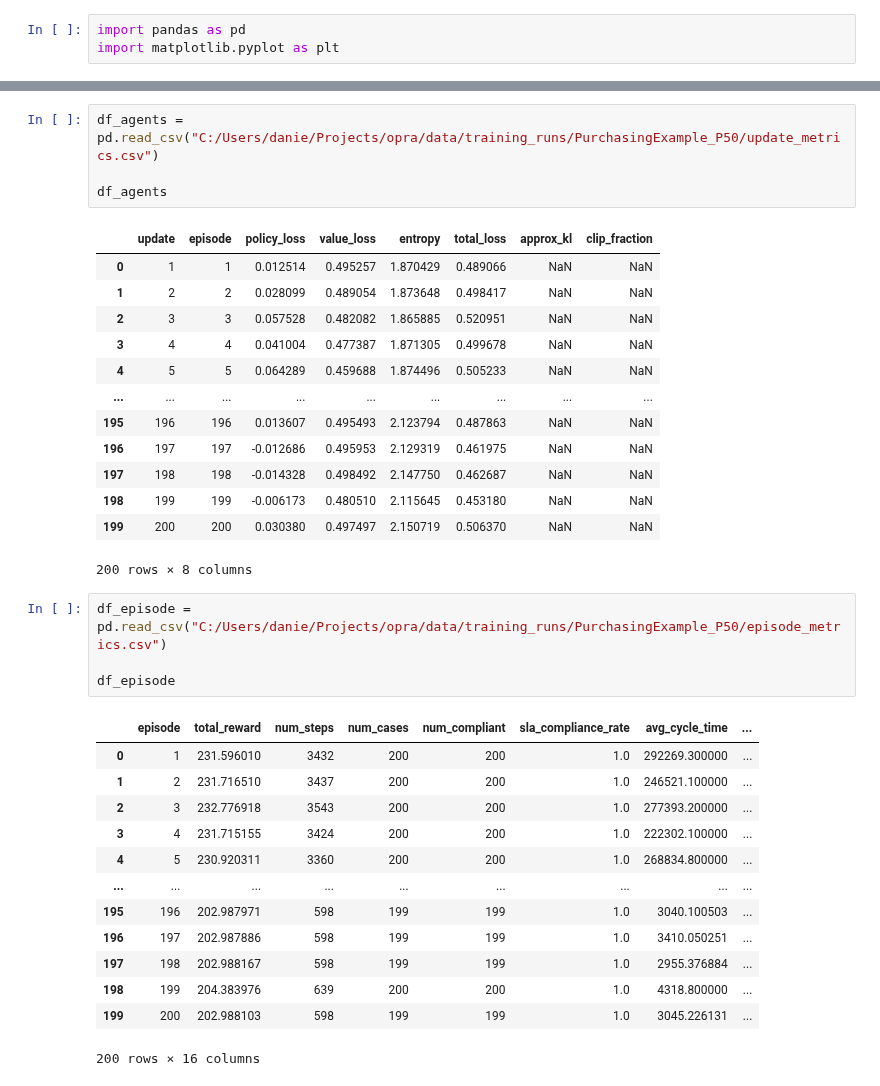
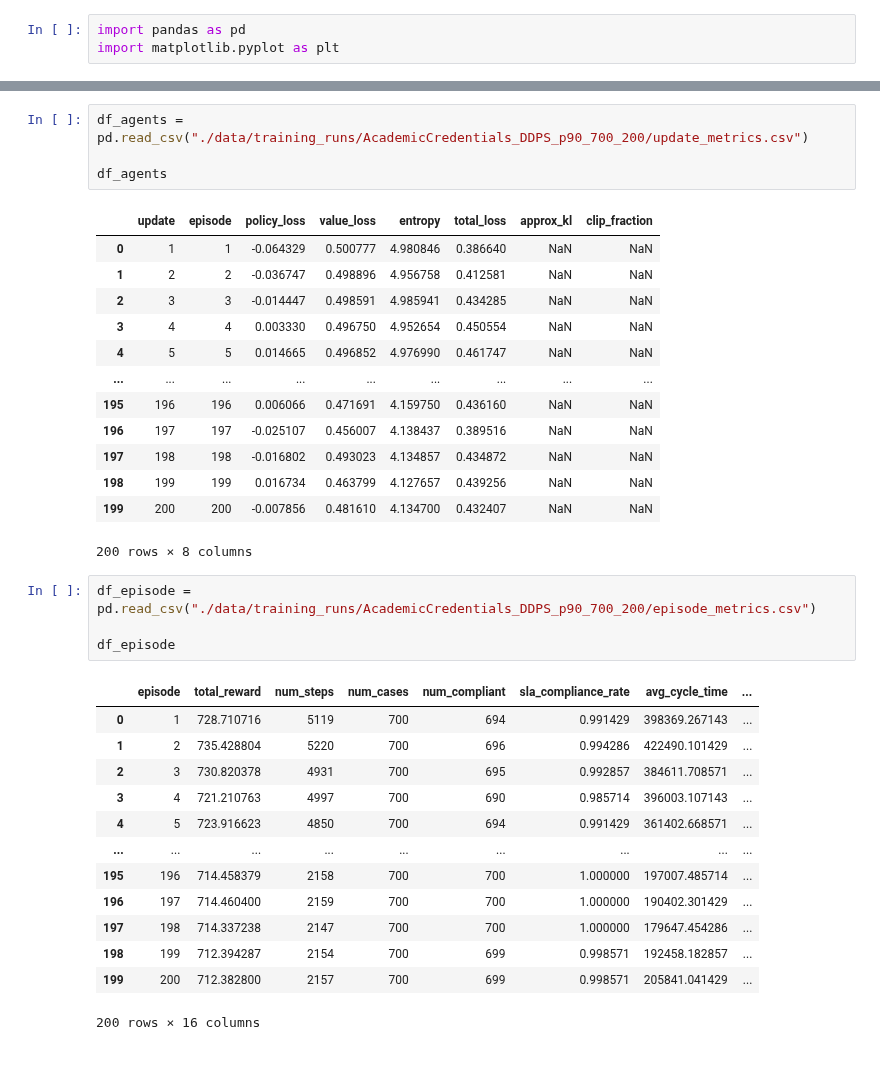
Before and after one commit to AdaptiveBProcess/Optimal-Predictor-of-Resources-and-Activities, a Jupyter notebook: analysis.ipynb, the cells around one changed output, grey strips where cells are left out. Saved outputs shown, nothing was run; the diff lists cells and outputs as text.

```diff
--- a/analysis.ipynb
+++ b/analysis.ipynb
@@ -4,38 +30,38 @@ import matplotlib.pyplot as plt
 # %%
-df_agents = pd.read_csv("C:/Users/danie/Projects/opra/data/training_runs/PurchasingExample_P50/update_metrics.csv")
+df_agents = pd.read_csv("./data/training_runs/AcademicCredentials_DDPS_p90_700_200/update_metrics.csv")
 
 df_agents
 # %% [output]
 |  | update | episode | policy_loss | value_loss | entropy | total_loss | approx_kl | clip_fraction |
-| 0 | 1 | 1 | 0.012514 | 0.495257 | 1.870429 | 0.489066 | NaN | NaN |
-| 1 | 2 | 2 | 0.028099 | 0.489054 | 1.873648 | 0.498417 | NaN | NaN |
-| 2 | 3 | 3 | 0.057528 | 0.482082 | 1.865885 | 0.520951 | NaN | NaN |
-| 3 | 4 | 4 | 0.041004 | 0.477387 | 1.871305 | 0.499678 | NaN | NaN |
-| 4 | 5 | 5 | 0.064289 | 0.459688 | 1.874496 | 0.505233 | NaN | NaN |
+| 0 | 1 | 1 | -0.064329 | 0.500777 | 4.980846 | 0.386640 | NaN | NaN |
+| 1 | 2 | 2 | -0.036747 | 0.498896 | 4.956758 | 0.412581 | NaN | NaN |
+| 2 | 3 | 3 | -0.014447 | 0.498591 | 4.985941 | 0.434285 | NaN | NaN |
+| 3 | 4 | 4 | 0.003330 | 0.496750 | 4.952654 | 0.450554 | NaN | NaN |
+| 4 | 5 | 5 | 0.014665 | 0.496852 | 4.976990 | 0.461747 | NaN | NaN |
 | ... | ... | ... | ... | ... | ... | ... | ... | ... |
-| 195 | 196 | 196 | 0.013607 | 0.495493 | 2.123794 | 0.487863 | NaN | NaN |
-| 196 | 197 | 197 | -0.012686 | 0.495953 | 2.129319 | 0.461975 | NaN | NaN |
-| 197 | 198 | 198 | -0.014328 | 0.498492 | 2.147750 | 0.462687 | NaN | NaN |
-| 198 | 199 | 199 | -0.006173 | 0.480510 | 2.115645 | 0.453180 | NaN | NaN |
-| 199 | 200 | 200 | 0.030380 | 0.497497 | 2.150719 | 0.506370 | NaN | NaN |
+| 195 | 196 | 196 | 0.006066 | 0.471691 | 4.159750 | 0.436160 | NaN | NaN |
+| 196 | 197 | 197 | -0.025107 | 0.456007 | 4.138437 | 0.389516 | NaN | NaN |
+| 197 | 198 | 198 | -0.016802 | 0.493023 | 4.134857 | 0.434872 | NaN | NaN |
+| 198 | 199 | 199 | 0.016734 | 0.463799 | 4.127657 | 0.439256 | NaN | NaN |
+| 199 | 200 | 200 | -0.007856 | 0.481610 | 4.134700 | 0.432407 | NaN | NaN |
 200 rows × 8 columns
 # %%
-df_episode = pd.read_csv("C:/Users/danie/Projects/opra/data/training_runs/PurchasingExample_P50/episode_metrics.csv")
+df_episode = pd.read_csv("./data/training_runs/AcademicCredentials_DDPS_p90_700_200/episode_metrics.csv")
 
 df_episode
 # %% [output]
 |  | episode | total_reward | num_steps | num_cases | num_compliant | sla_compliance_rate | avg_cycle_time | ... |
-| 0 | 1 | 231.596010 | 3432 | 200 | 200 | 1.0 | 292269.300000 | ... |
-| 1 | 2 | 231.716510 | 3437 | 200 | 200 | 1.0 | 246521.100000 | ... |
-| 2 | 3 | 232.776918 | 3543 | 200 | 200 | 1.0 | 277393.200000 | ... |
-| 3 | 4 | 231.715155 | 3424 | 200 | 200 | 1.0 | 222302.100000 | ... |
-| 4 | 5 | 230.920311 | 3360 | 200 | 200 | 1.0 | 268834.800000 | ... |
+| 0 | 1 | 728.710716 | 5119 | 700 | 694 | 0.991429 | 398369.267143 | ... |
+| 1 | 2 | 735.428804 | 5220 | 700 | 696 | 0.994286 | 422490.101429 | ... |
+| 2 | 3 | 730.820378 | 4931 | 700 | 695 | 0.992857 | 384611.708571 | ... |
+| 3 | 4 | 721.210763 | 4997 | 700 | 690 | 0.985714 | 396003.107143 | ... |
+| 4 | 5 | 723.916623 | 4850 | 700 | 694 | 0.991429 | 361402.668571 | ... |
 | ... | ... | ... | ... | ... | ... | ... | ... | ... |
-| 195 | 196 | 202.987971 | 598 | 199 | 199 | 1.0 | 3040.100503 | ... |
-| 196 | 197 | 202.987886 | 598 | 199 | 199 | 1.0 | 3410.050251 | ... |
-| 197 | 198 | 202.988167 | 598 | 199 | 199 | 1.0 | 2955.376884 | ... |
-| 198 | 199 | 204.383976 | 639 | 200 | 200 | 1.0 | 4318.800000 | ... |
-| 199 | 200 | 202.988103 | 598 | 199 | 199 | 1.0 | 3045.226131 | ... |
+| 195 | 196 | 714.458379 | 2158 | 700 | 700 | 1.000000 | 197007.485714 | ... |
+| 196 | 197 | 714.460400 | 2159 | 700 | 700 | 1.000000 | 190402.301429 | ... |
+| 197 | 198 | 714.337238 | 2147 | 700 | 700 | 1.000000 | 179647.454286 | ... |
+| 198 | 199 | 712.394287 | 2154 | 700 | 699 | 0.998571 | 192458.182857 | ... |
+| 199 | 200 | 712.382800 | 2157 | 700 | 699 | 0.998571 | 205841.041429 | ... |
 200 rows × 16 columns
 # %%
 df_episode.describe()
```
Also changed, not shown: parts of 6 cells of this notebook, 30 other files.
